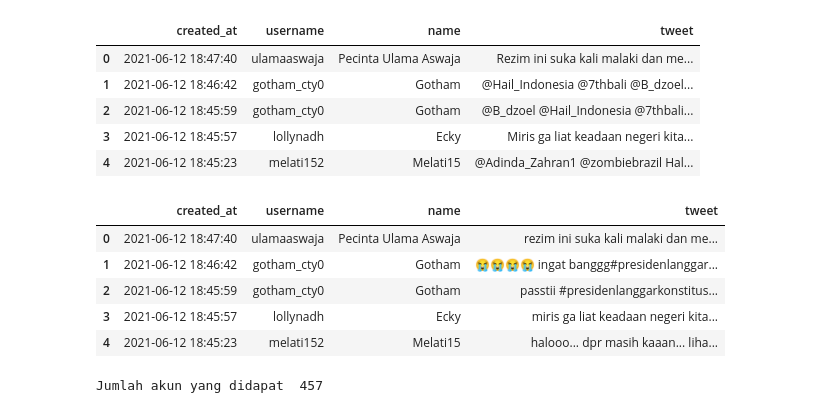
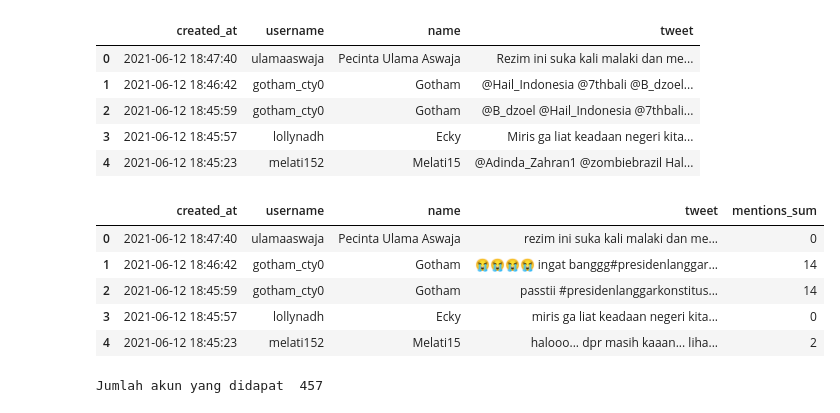
Before and after one commit to EdoYogatama/DataMining2021, a Jupyter notebook: FinalProject/Clustering.ipynb, the cells around one changed output. Cells and saved outputs as stored; diff of their text form; code cells hidden in the pictures.

```diff
--- a/FinalProject/Clustering.ipynb
+++ b/FinalProject/Clustering.ipynb
@@ -10,6 +23,7 @@ import itertools
 # %%
 fields = ['created_at', 'username', 'name', 'tweet']
-df = pd.read_csv('./data/PresidenLanggarKonstitusi.csv', skipinitialspace=True, usecols=fields, parse_dates=['created_at'])
+df = pd.read_csv('./data/PresidenLanggarKonstitusi.csv',
+                 skipinitialspace=True, usecols=fields, parse_dates=['created_at'])
 df.head()
 # %% [output]
 |  | created_at | username | name | tweet |
@@ -25,6 +39,7 @@ combined_pat = r'|'.join((pat1, pat2))
 www_pat = r'www.[^ ]+'
 
 def tweet_cleaner(text):
+    mention = re.findall("@([a-zA-Z0-9_]{1,15})", text)
     stripped = re.sub(combined_pat, '', text)
     stripped = re.sub(www_pat, '', stripped)
     stripped = re.sub('^b[\'"](RT)? ?:?|x[0123456789abcdef]+', '', stripped)
@@ -33,21 +48,28 @@ def tweet_cleaner(text):
     lower_case = lower_case.replace('\\n', ' ')
     lower_case = lower_case.replace('\\', '')
 
-    return lower_case
+    return lower_case, mention
 # %%
 clean_tweets = []
+tweet_mention = []
+mention_sum = []
 for i in range(0, len(df)):
-  clean_tweets.append(tweet_cleaner(df['tweet'][i]))
+    text, mention = tweet_cleaner(df['tweet'][i])
+    clean_tweets.append(text)
+    tweet_mention.append(mention)
+    mention_sum.append(len(mention))
 
 df['tweet'] = clean_tweets
+# df['mentions'] = tweet_mention
+df['mentions_sum'] = mention_sum
 df.head()
 # %% [output]
-|  | created_at | username | name | tweet |
-| 0 | 2021-06-12 18:47:40 | ulamaaswaja | Pecinta Ulama Aswaja | rezim ini suka kali malaki dan me... |
-| 1 | 2021-06-12 18:46:42 | gotham_cty0 | Gotham | 😭😭😭😭 ingat banggg#presidenlanggar... |
-| 2 | 2021-06-12 18:45:59 | gotham_cty0 | Gotham | passtii #presidenlanggarkonstitus... |
-| 3 | 2021-06-12 18:45:57 | lollynadh | Ecky | miris ga liat keadaan negeri kita... |
-| 4 | 2021-06-12 18:45:23 | melati152 | Melati15 | halooo... dpr masih kaaan... liha... |
+|  | created_at | username | name | tweet | mentions_sum |
+| 0 | 2021-06-12 18:47:40 | ulamaaswaja | Pecinta Ulama Aswaja | rezim ini suka kali malaki dan me... | 0 |
+| 1 | 2021-06-12 18:46:42 | gotham_cty0 | Gotham | 😭😭😭😭 ingat banggg#presidenlanggar... | 14 |
+| 2 | 2021-06-12 18:45:59 | gotham_cty0 | Gotham | passtii #presidenlanggarkonstitus... | 14 |
+| 3 | 2021-06-12 18:45:57 | lollynadh | Ecky | miris ga liat keadaan negeri kita... | 0 |
+| 4 | 2021-06-12 18:45:23 | melati152 | Melati15 | halooo... dpr masih kaaan... liha... | 2 |
 # %%
 username_group = df.groupby('username').groups
 print('Jumlah akun yang didapat ',len(username_group))
```
Also changed, not shown: parts of 31 cells of this notebook.
